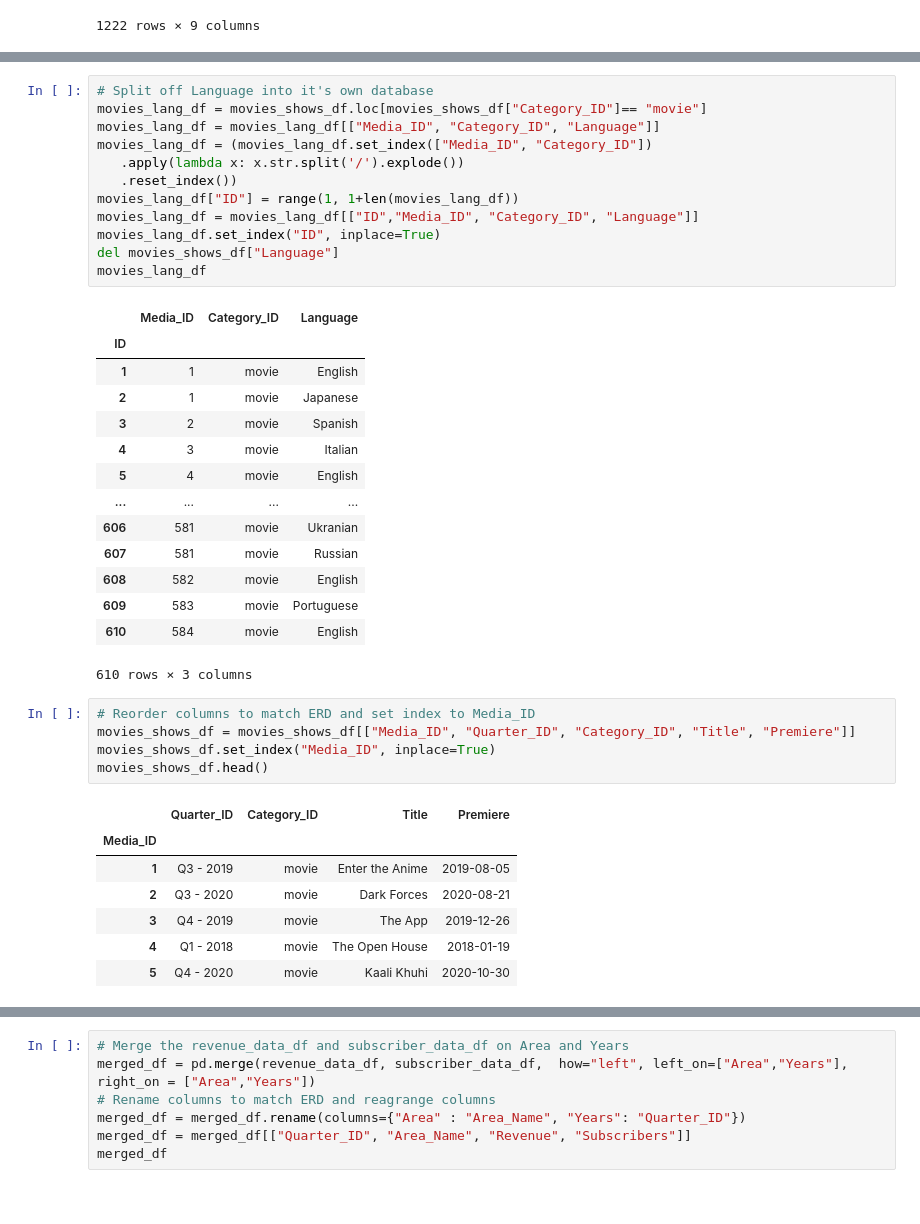
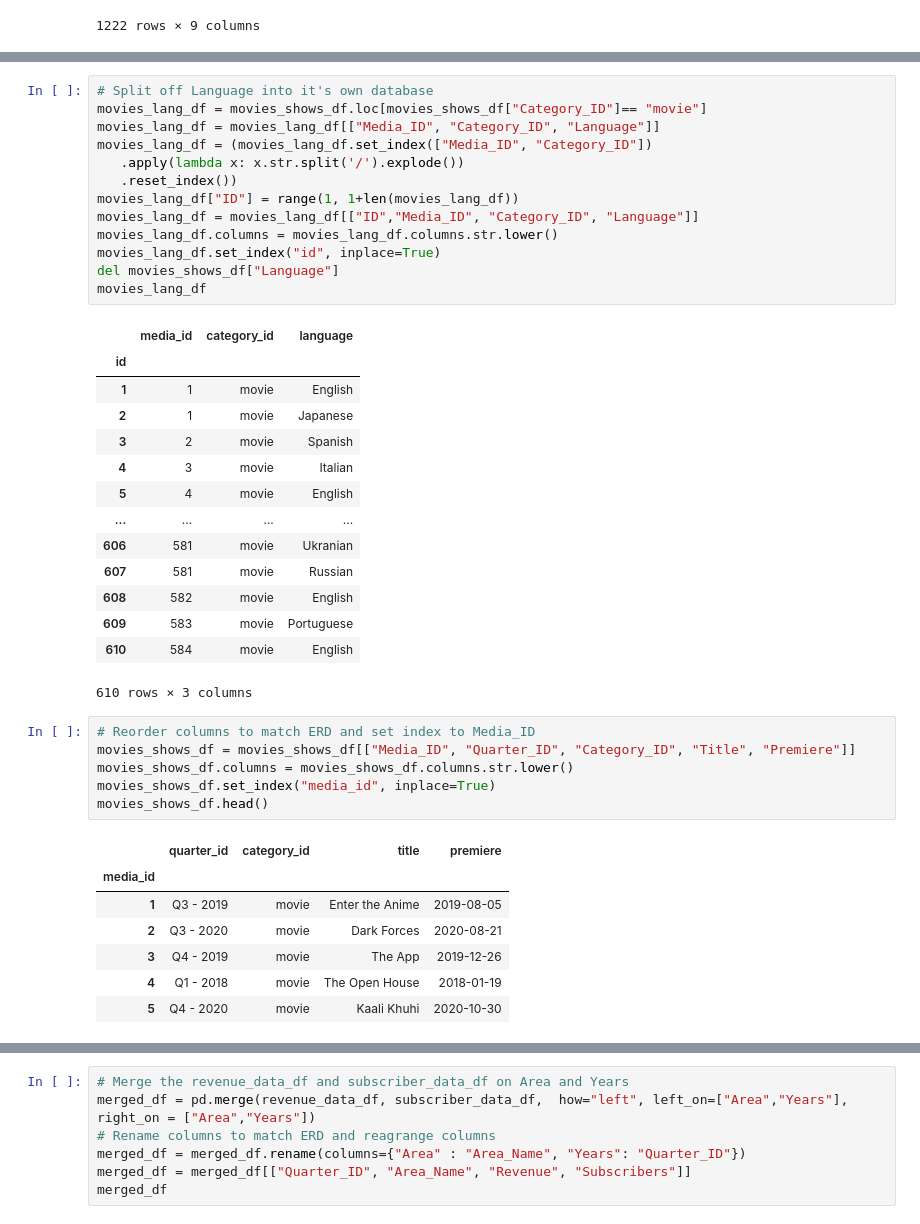
Before and after one commit to anguloag/Netflix-ETL, a Jupyter notebook: ETL.ipynb, the cells around one changed output, grey strips where cells are left out. Drawn from its saved outputs; the diff is of its cells as text.

```diff
--- a/ETL.ipynb
+++ b/ETL.ipynb
@@ -464,12 +469,13 @@ movies_lang_df = (movies_lang_df.set_index(["Media_ID", "Category_ID"])
    .reset_index())
 movies_lang_df["ID"] = range(1, 1+len(movies_lang_df))
 movies_lang_df = movies_lang_df[["ID","Media_ID", "Category_ID", "Language"]]
-movies_lang_df.set_index("ID", inplace=True)
+movies_lang_df.columns = movies_lang_df.columns.str.lower()
+movies_lang_df.set_index("id", inplace=True)
 del movies_shows_df["Language"]
 movies_lang_df
 # %% [output]
-|  | Media_ID | Category_ID | Language |
-| ID |  |  |  |
+|  | media_id | category_id | language |
+| id |  |  |  |
 | 1 | 1 | movie | English |
 | 2 | 1 | movie | Japanese |
 | 3 | 2 | movie | Spanish |
@@ -485,11 +491,12 @@ movies_lang_df
 # %%
 # Reorder columns to match ERD and set index to Media_ID
 movies_shows_df = movies_shows_df[["Media_ID", "Quarter_ID", "Category_ID", "Title", "Premiere"]]
-movies_shows_df.set_index("Media_ID", inplace=True)
+movies_shows_df.columns = movies_shows_df.columns.str.lower()
+movies_shows_df.set_index("media_id", inplace=True)
 movies_shows_df.head()
 # %% [output]
-|  | Quarter_ID | Category_ID | Title | Premiere |
-| Media_ID |  |  |  |  |
+|  | quarter_id | category_id | title | premiere |
+| media_id |  |  |  |  |
 | 1 | Q3 - 2019 | movie | Enter the Anime | 2019-08-05 |
 | 2 | Q3 - 2020 | movie | Dark Forces | 2020-08-21 |
 | 3 | Q4 - 2019 | movie | The App | 2019-12-26 |
```
Also changed, not shown: parts of 22 cells of this notebook, 14 other files.
